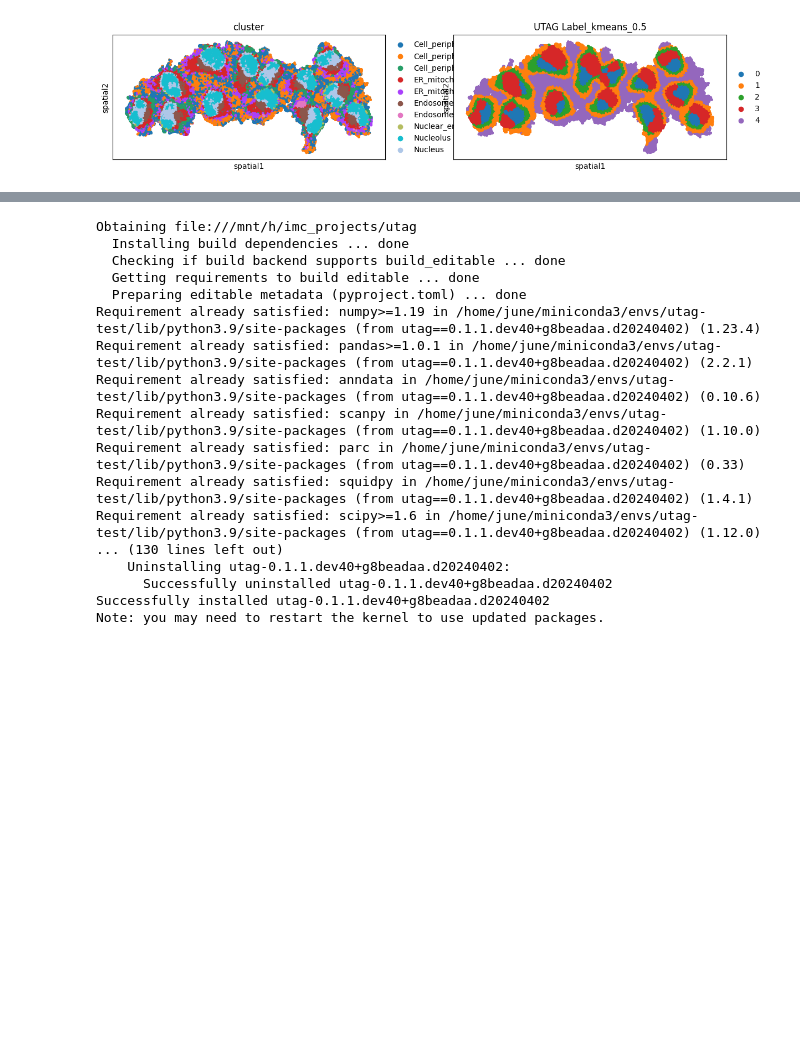
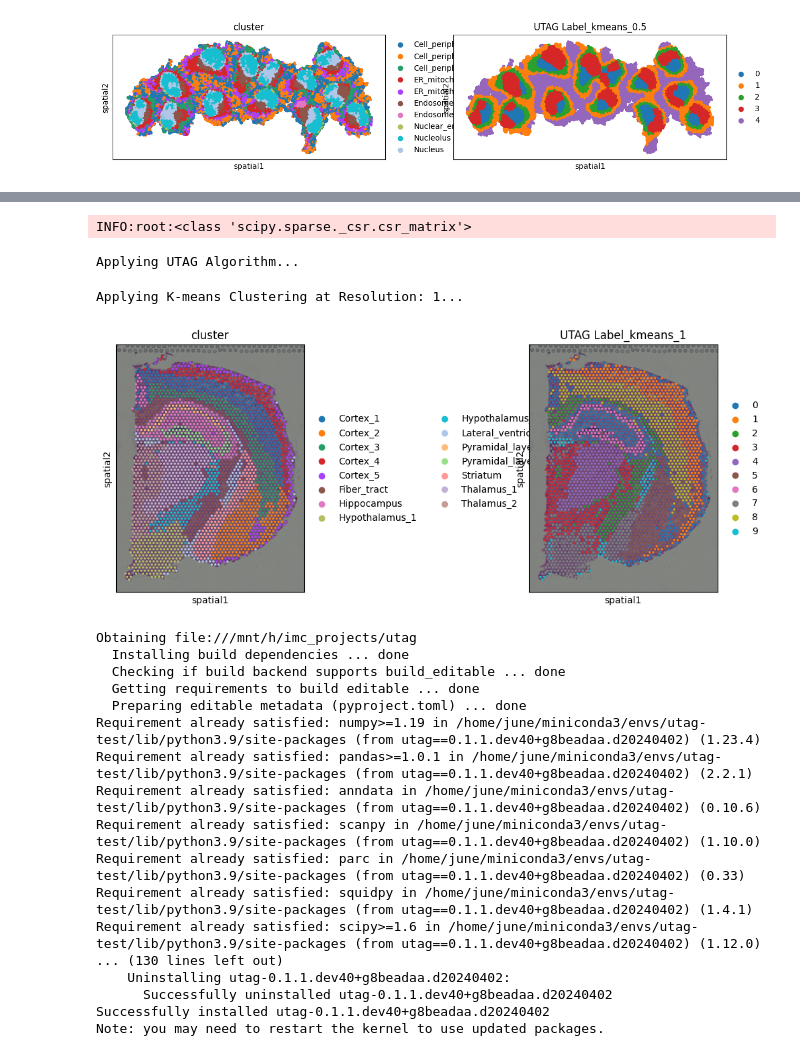
Before and after one commit to ElementoLab/utag, a Jupyter notebook: documentation/testing_memory.ipynb, the cells around one changed output, grey strips where cells are left out. Drawn from its saved outputs; the diff is of its cells as text; code cells hidden in the pictures; blank space fills up the shorter version.

```diff
--- a/documentation/testing_memory.ipynb
+++ b/documentation/testing_memory.ipynb
@@ -115,0 +118,2 @@ Categories (5, object): ['0', '1', '2', '3', '4']
+# %%
+he = sq.datasets.visium_hne_adata()
@@ -116,3 +134,22 @@ Categories (5, object): ['0', '1', '2', '3', '4']
+# %%
+# Run UTAG on provided data
+utag_results = utag(
+    he,
+    slide_key=None,
+    max_dist=20,
+    normalization_mode='l1_norm',
+    apply_clustering=True,
+    clustering_method = 'kmeans',
+    resolutions = [1]
+)
+# %% [output]
+INFO:root:<class 'scipy.sparse._csr.csr_matrix'>
+Applying UTAG Algorithm...
+Applying K-means Clustering at Resolution: 1...
+# %%
+sc.pl.spatial(utag_results, color = ['cluster', 'UTAG Label_kmeans_1'])
+# %% [output]
+[figure, added]
 # %%
 pip install -e .
 # %% [output]
```
Also changed, not shown: parts of 7 cells of this notebook, 2 other files.
